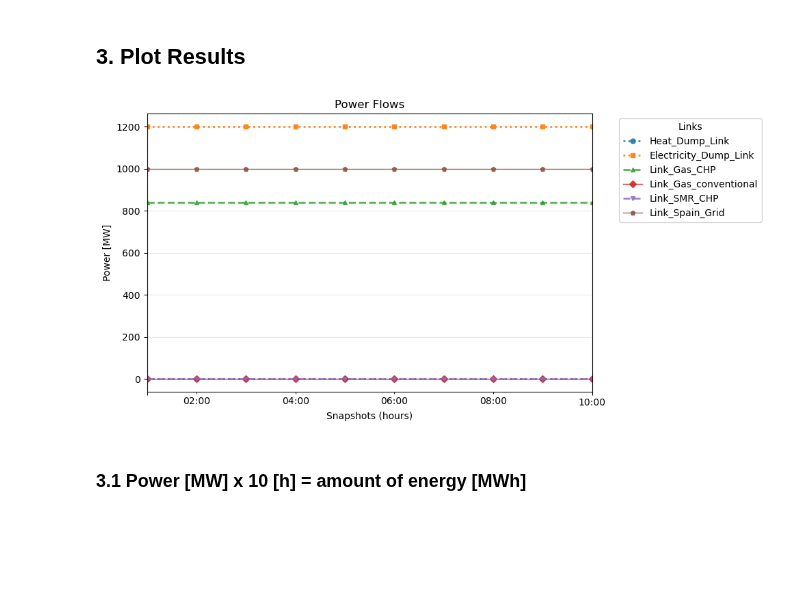
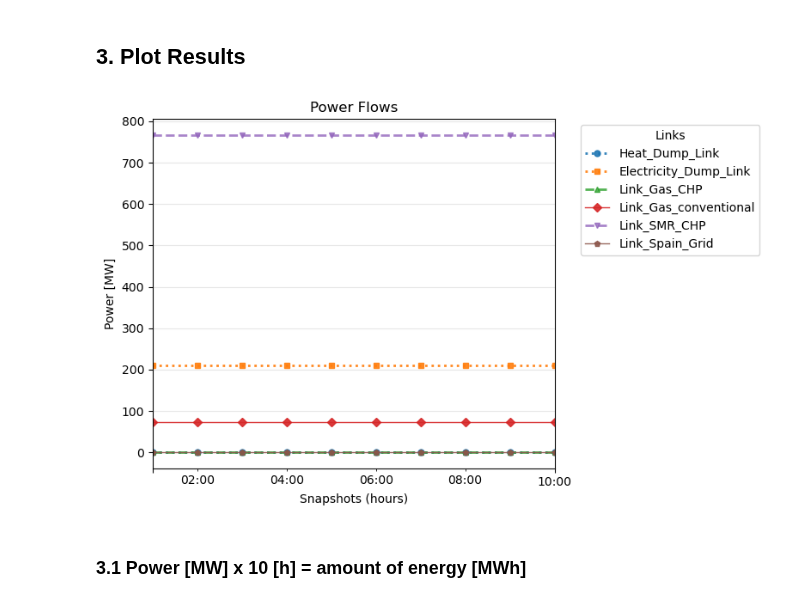
Before and after one commit to C-ansi-eof/SIDNE-Model, a Jupyter notebook: SMR_multilink.ipynb, the cells around one changed output. Saved outputs shown, nothing was run; the diff lists cells and outputs as text; code cells hidden in the pictures; blank space fills up the shorter version.

Commit message:
set dump costs 5 USD/MWh

```diff
--- a/SMR_multilink.ipynb
+++ b/SMR_multilink.ipynb
@@ -241,9 +241,9 @@ network.add("Carrier","electricity")
 
 #---------------------------------------------------------------------------------------------------------------
 # 0.1) Define emissions constraint------------------------------------------------------------------------------
-# CO2_avoided=cost.loc["Gas_CHP", "carbon_intensity"]*2.92E+06 # 2.92E+06 fuel avoided in MWh/year (maximum avoided [MECS 2018] considering fuel as 100% natural gas)
-# limit_CO2=CO2_avoided*CO2_reduction # 50% reduction of CO2 emissions in tCO2/year
-# network.add("GlobalConstraint", "co2_limit", sense="<=", constant=limit_CO2)
+CO2_avoided=cost.loc["Gas_CHP", "carbon_intensity"]*2.92E+06 # 2.92E+06 fuel avoided in MWh/year (maximum avoided [MECS 2018] considering fuel as 100% natural gas)
+limit_CO2=CO2_avoided*CO2_reduction # 50% reduction of CO2 emissions in tCO2/year
+network.add("GlobalConstraint", "co2_limit", sense="<=", constant=limit_CO2)
 #---------------------------------------------------------------------------------------------------------------
 # 0.2) Define the CO2 price for the optimization problem--------------------------------------------------------
 
@@ -276,7 +276,7 @@ network.add("Store", "uranium", bus="uranium_UO2",
     # e_cyclic=True,
     e_nom_extendable=True)
 network.add("Store", "Spain grid", bus="Spain_grid",
-    e_initial=1e10,
+    e_initial=1e15,
     # e_nom=100, # set pre-existing e_nom=0?
     # e_cyclic=True,
     e_nom_extendable=True)
@@ -288,8 +288,8 @@ network.add("Link", "Heat_Dump_Link",
     bus1="Heat Dump",
     p_nom=1e10,
     # p_nom_extendable=True,
-    capital_cost=0, # 400 USD/MW·year
-    marginal_cost=0, # 40 USD/MWh
+    capital_cost=10, # 400 USD/MW·year
+    marginal_cost=5, # 40 USD/MWh
     efficiency=1)
 network.add("Store", "Heat_Dump_Store", bus="Heat Dump",
     e_initial=0,
@@ -301,12 +301,12 @@ network.add( "Link", "Electricity_Dump_Link",
     bus1="Electricity Dump",
     p_nom=1e10,
     # p_nom_extendable=True,
-    capital_cost=0, # 400 USD/MW·year
-    marginal_cost=0, # 80 USD/MWh
+    capital_cost=10, # 400 USD/MW·year
+    marginal_cost=5, # 80 USD/MWh
     efficiency=1)
 network.add("Store", "Electricity_Dump_Store", bus="Electricity Dump",
     e_initial=0,
-    e_nom=5e100) # set large e_nom
+    e_nom=1e15) # set large e_nom
 #----------------------------------------------------------------------------------------
 # %% [output]
 Index(['Electricity_Dump_Store'], dtype='object')
@@ -318,7 +318,7 @@ network.add( "Link", "Link_Gas_CHP",
     bus2="Industry Heat",
     carrier="Gas",
     p_nom_min=0,  # Optional: Minimum capacity
-    p_nom_max=1e3, # maximum capacity of 1000 MW
+    p_nom_max=100, # maximum capacity of 1000 MW
     p_nom_extendable=True, # Optimizes de p_nom value
     capital_cost=cost.loc["Gas_CHP","annualized_investment"]+cost.loc["Gas_CHP","FOM"]*1000,     # fixed period costs of extending p_nom by 1 MW
     marginal_cost=(cost.loc["Gas_CHP","VOM"]+cost.loc["Gas_CHP","fuel"]),
@@ -332,7 +332,7 @@ network.add( "Link", "Link_Gas_conventional",
     bus2="Industry Heat",
     carrier="Gas",
     p_nom_min=0,  # Optional: Minimum capacity
-    p_nom_max=1e10, # maximum capacity of 1000 MW
+    p_nom_max=1000, # maximum capacity of 1000 MW
     p_nom_extendable=True, # Optimizes de p_nom value
     capital_cost=cost.loc["Gas_CHP","annualized_investment"]+cost.loc["Gas_CHP","FOM"]*1000,     # fixed period costs of extending p_nom by 1 MW
     marginal_cost=(cost.loc["Gas_CHP","VOM"]+cost.loc["Gas_CHP","fuel"]),
@@ -346,7 +346,7 @@ network.add( "Link", "Link_SMR_CHP",
     bus2="Industry Heat",
     carrier="nuclear",
     p_nom_min=0,  # Optional: Minimum capacity
-    p_nom_max= 1e3, # maximum capacity of 1000 MW
+    p_nom_max= 1000, # maximum capacity of 1000 MW
     p_nom_extendable=True, # Optimizes de p_nom value
     capital_cost=cost.loc["SMR_CHP","annualized_investment"]+cost.loc["SMR_CHP","FOM"]*1000, #annualized USD/MWe
     marginal_cost=(cost.loc["SMR_CHP","VOM"]+cost.loc["SMR_CHP","fuel"]),
@@ -360,7 +360,7 @@ network.add("Link", "Link_Spain_Grid",
     carrier="electricity",
     p_nom=1000,
     capital_cost=0, # USD/MW·year (no capital cost for grid)
-    marginal_cost=0, # Spain energy prices for 2023
+    marginal_cost=5, # Spain energy prices for 2023
     efficiency=1,      # electricity transport
     efficiency2=0, # no heat generation
     )
@@ -377,4 +377,5 @@ network.add("Link", "Link_Spain_Grid",
 #             e_initial=1000,
 #             e_cyclic=True,
 #             e_nom_extendable=True)
+network.optimize()
 # %% [output]
@@ -406,37 +403,37 @@ INFO:pypsa.optimization.optimize:The shadow-prices of the constraints Link-fix-p
 # Plot all energy flows with different geometric markers for each line
 markers = ['o', 's', '^', 'D', 'v', 'p', '*', 'h', 'x', '+']  # Define a list of markers
 ax = network.links_t.p0.plot(
-    figsize=(10, 5),
+    figsize=(8, 5),
     title="Power Flows",
     style='-',  # Use lines by default
     alpha=0.9,  # Set transparency
     linewidth=1  # Adjust line width
 )
 
 # Assign a unique marker to each line and adjust marker size
 for line, column, marker in zip(ax.lines, network.links_t.p0.columns, markers):
     line.set_marker(marker)
     line.set_markersize(line.get_linewidth() * 5)  # Set marker size proportional to line width
 
 # Customize linestyle for CHP and Dump links
 for line, column in zip(ax.lines, network.links_t.p0.columns):
     if "CHP" in column:  # Check if the link name contains "CHP"
         line.set_alpha(0.8)  # Increase transparency
         line.set_linewidth(2)  # Increase line width
         line.set_linestyle("--")  # Set linestyle to dashed
     if "Dump" in column:  # Check if the link name contains "Dump"
         line.set_alpha(0.9)  # Increase transparency
         line.set_linewidth(2)  # Increase line width
         line.set_linestyle(":")  # Set linestyle to dotted
 
 plt.xlabel("Snapshots (hours)")  # Label for x-axis
 plt.ylabel("Power [MW]")         # Label for y-axis
 plt.legend(title="Links", bbox_to_anchor=(1.05, 1), loc='upper left')  # Add a legend
 plt.tight_layout()               # Adjust layout to prevent overlapping
 plt.grid(alpha=0.3)              # Add a grid for better readability
 plt.show()
 # %% [output]
-[figure, old version]
+[figure, new version]
 # %% [markdown]
 ### 3.1 Power [MW] x 10 [h] = amount of energy [MWh]
 # %%
```
Also changed, not shown: parts of 4 cells of this notebook.
